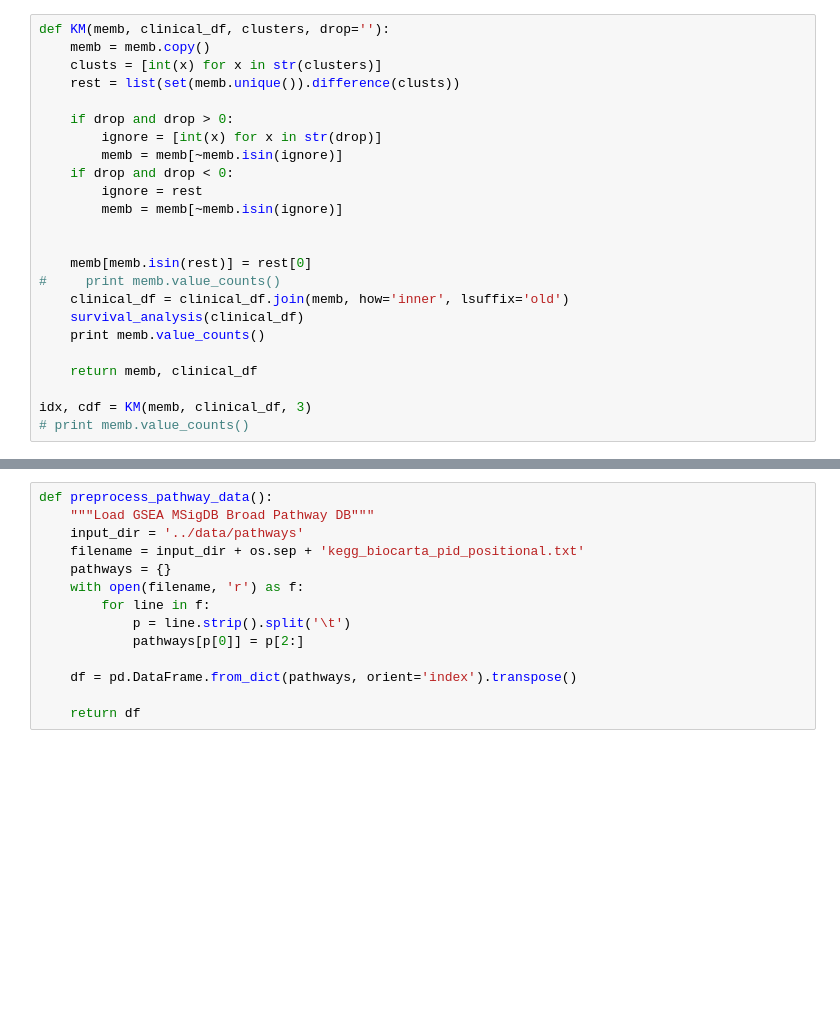
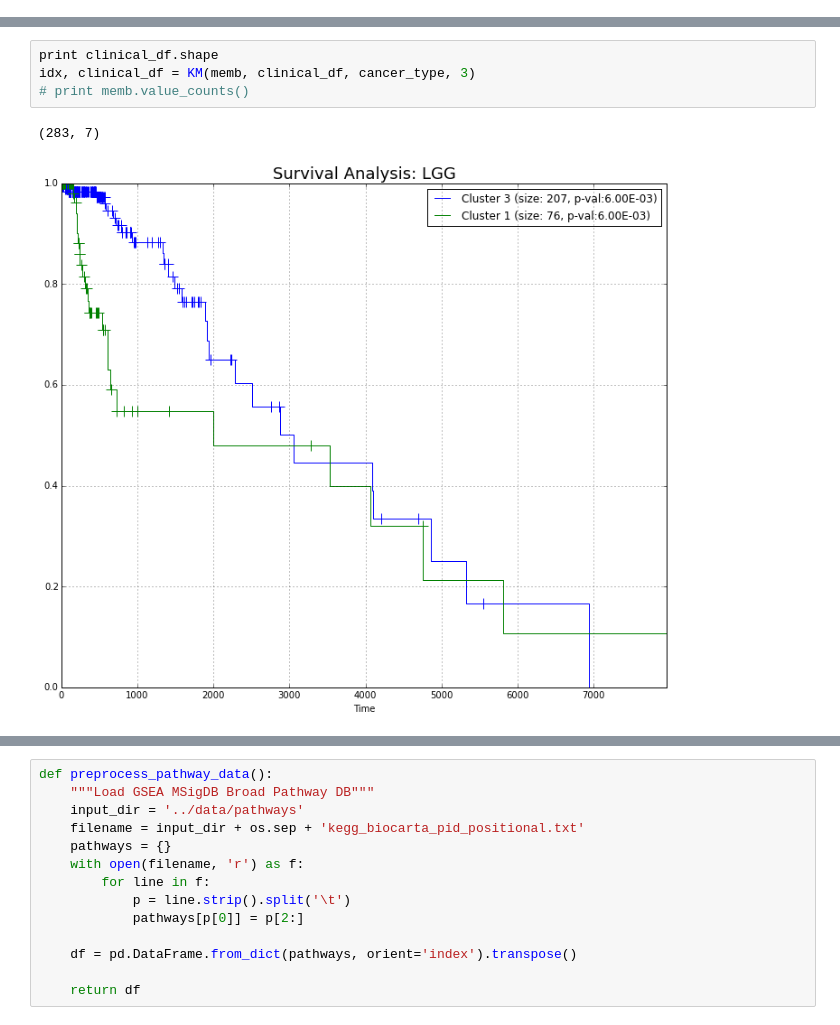
Before and after one commit to nitinksingh/driver, a Jupyter notebook: scratch.ipynb, the cells around one changed output, grey strips where cells are left out. Cells and saved outputs as stored; diff of their text form; blank space fills up the shorter version.

```diff
--- a/scratch.ipynb
+++ b/scratch.ipynb
@@ -49,24 +59,0 @@ print memb.value_counts()
-# %%
-def KM(memb, clinical_df, clusters, drop=''):
-    memb = memb.copy()
-    clusts = [int(x) for x in str(clusters)]
-    rest = list(set(memb.unique()).difference(clusts))
-
-    if drop and drop > 0:
-        ignore = [int(x) for x in str(drop)]
-        memb = memb[~memb.isin(ignore)]
-    if drop and drop < 0:
-        ignore = rest
-        memb = memb[~memb.isin(ignore)]
-
-
-    memb[memb.isin(rest)] = rest[0]
-#     print memb.value_counts()
-    clinical_df = clinical_df.join(memb, how='inner', lsuffix='old')
-    survival_analysis(clinical_df)
-    print memb.value_counts()
-
-    return memb, clinical_df
-
-idx, cdf = KM(memb, clinical_df, 3)
-# print memb.value_counts()
@@ -183,0 +77,7 @@ print memb.value_counts()
+# %%
+print clinical_df.shape
+idx, clinical_df = KM(memb, clinical_df, cancer_type, 3)
+# print memb.value_counts()
+# %% [output]
+(283, 7)
+[figure, added]
```
Also changed, not shown: parts of 13 cells of this notebook, 2 other files.
